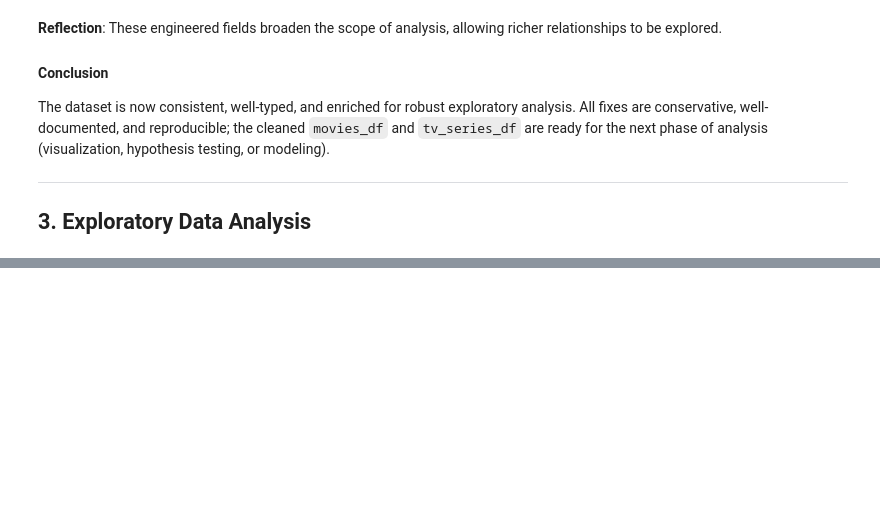
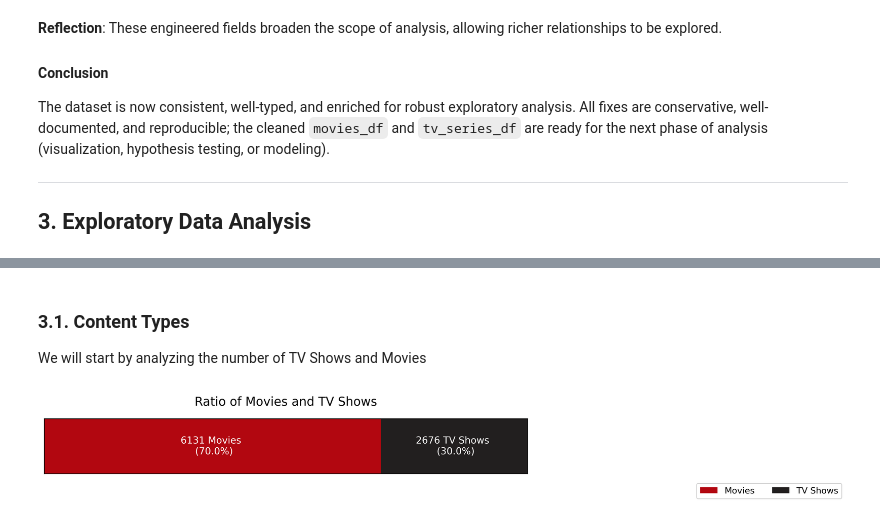
Before and after one commit to TomasrRodrigues/Netflix-Exploratory-Data-Analysis, a Jupyter notebook: NetflixEDA.ipynb, the cells around one changed output, grey strips where cells are left out. Drawn from its saved outputs; the diff is of its cells as text; code cells hidden in the pictures; blank space fills up the shorter version.

Commit message:
Started EDA; Completed General Growth

```diff
--- a/NetflixEDA.ipynb
+++ b/NetflixEDA.ipynb
@@ -693,7 +695,7 @@ print(tv_series_df['rating'].unique().tolist())
 ['TV-14', 'TV-MA', 'TV-G', 'TV-PG', 'TV-Y7', 'TV-Y', 'NR', 'TV-Y7-FV', 'R']
 # %%
 movies_df.loc[movies_df['rating'] == '66 min', 'duration'] = 66
-movies_df.loc[movies_df['rating']=='84 min', 'duration'] = 88
+movies_df.loc[movies_df['rating']=='84 min', 'duration'] = 84
 movies_df.loc[movies_df['rating']=='74 min', 'duration'] = 74
 
 movies_df.loc[movies_df['rating'] == '66 min', 'rating'] = 'NR'
@@ -1077,0 +1091,51 @@ The dataset is now consistent, well-typed, and enriched for robust exploratory a
+# %%
+netflix_palette = ['#221f1f', '#b20710', '#e50914','#f5f5f1']
+# %% [markdown]
+### 3.1. Content Types
+
+We will start by analyzing the number of TV Shows and Movies
+# %%
+type_counts = df['type'].value_counts()
+total = type_counts.sum()
+ratios = (type_counts / total).round(2)
+
+fig, ax = plt.subplots(figsize=(15,2))
+
+padding=total*0.1
+ax.set_xlim(-padding, total+padding)
+
+
+ax.barh(
+    y=0,
+    width=type_counts['Movie'],
+    color=netflix_palette[1],
+    label='Movies'
+)
+
+ax.barh(
+    y=0,
+    width=type_counts['TV Show'],
+    left=type_counts['Movie'],
+    color=netflix_palette[0],
+    label='TV Shows'
+)
+
+
+ax.set_xlim(0, total)
+ax.set_xticks([])
+ax.set_yticks([])
+ax.set_title("Ratio of Movies and TV Shows", fontsize=14, pad=15)
+
+
+ax.text(type_counts['Movie']/2, 0, f"{type_counts['Movie']} Movies \n ({ratios['Movie']*100:.1f}%)",
+        ha='center', va='center', fontsize=11, color="white")
+ax.text(type_counts['Movie'] + type_counts['TV Show']/2, 0, f"{type_counts['TV Show']} TV Shows \n ({ratios['TV Show']*100:.1f}%)",
+        ha='center', va='center', fontsize=11, color="white")
+
+ax.legend(loc='upper center', bbox_to_anchor=(1.5, -0.1), ncol=2)
+
+ax.margins(y=0)
+plt.tight_layout()
+plt.show()
+# %% [output]
+[figure, added]
```
Also changed, not shown: parts of 10 cells of this notebook.
